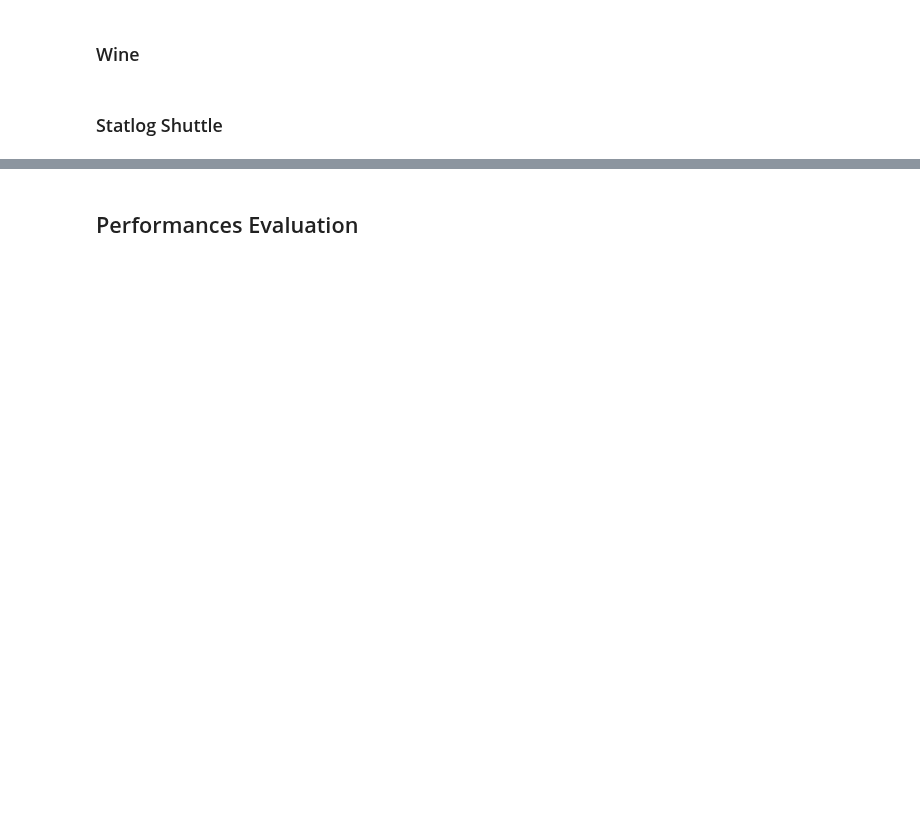
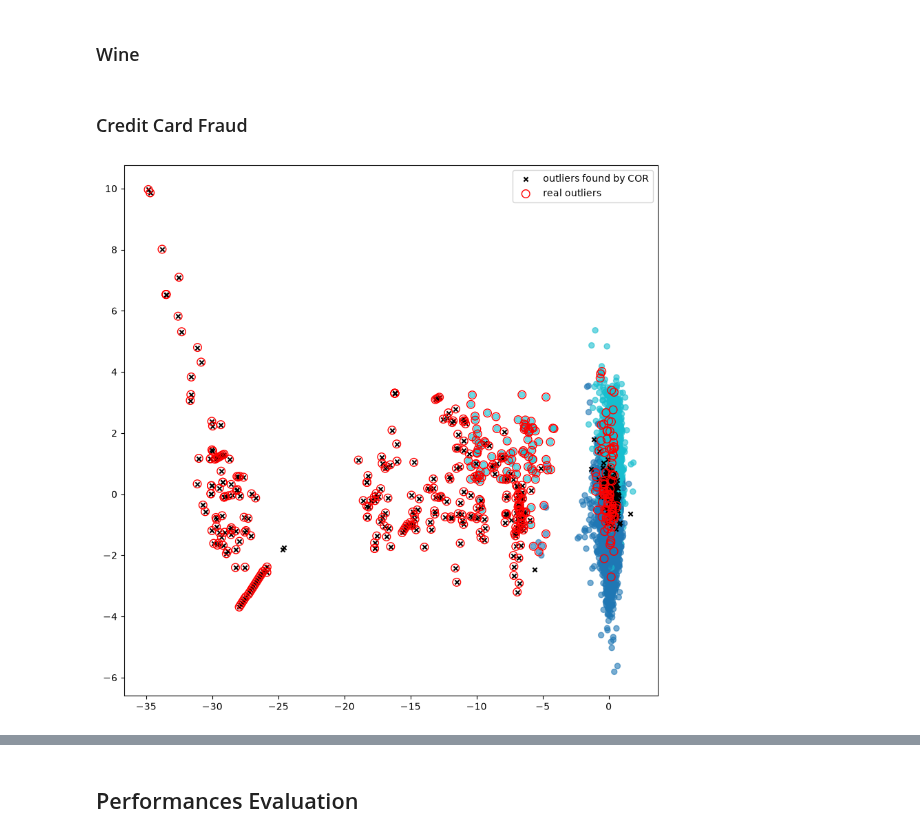
Before and after one commit to Ddav3/Clustering-with-Outlier-Removal-Implementation, a Jupyter notebook: cor_test.ipynb, the cells around one changed output, grey strips where cells are left out. Drawn from its saved outputs; the diff is of its cells as text; code cells hidden in the pictures; blank space fills up the shorter version.

```diff
--- a/cor_test.ipynb
+++ b/cor_test.ipynb
@@ -137,2 +149,0 @@ PCA_scatter_plot(white_wine_quality,labels=cor_labels_white_wine)
-# %% [markdown]
-### Statlog Shuttle
@@ -159,0 +150,28 @@ PCA_scatter_plot(shuttle,cor_labels_shuttle,true_outliers_shuttle)
+# %% [markdown]
+### Credit Card Fraud
+# %%
+ccf = pd.read_csv("datasets/creditcard.csv", sep=",")
+# ccf.info()
+# ccf.describe()
+# plot_correlation(ccf.drop("Class", axis = 1), show_values=False)
+
+# -------------------------------------------------
+
+frauds = ccf[ccf["Class"] == 1].sample(frac = 1, random_state=seed) #change the frac input to consider less outliers
+no_frauds = ccf[ccf["Class"] == 0].sample(25000, random_state=seed)
+ccf = pd.concat([no_frauds, frauds]).sample(frac=1, random_state=seed).reset_index(drop=True)
+
+ccf_target = ccf["Class"]
+true_outliers_ccf = (ccf_target == 1)
+ccf = ccf.drop(columns="Class")
+
+ccf["Amount"] = np.log(1+ccf["Amount"]) #there is too much variability; it's to avoid false outliers
+
+# -------------------------------------------------
+
+ccf = standardise(ccf)
+cor_labels_ccf, ccf_obj, ccf_stats = COR(ccf, 2, o=len(frauds), r=r, n_init=n_init, seed=seed)
+
+PCA_scatter_plot(ccf, cor_labels_ccf, true_outliers_ccf)
+# %% [output]
+[figure, added]
```
Also changed, not shown: parts of 13 cells of this notebook, 6 other files.
